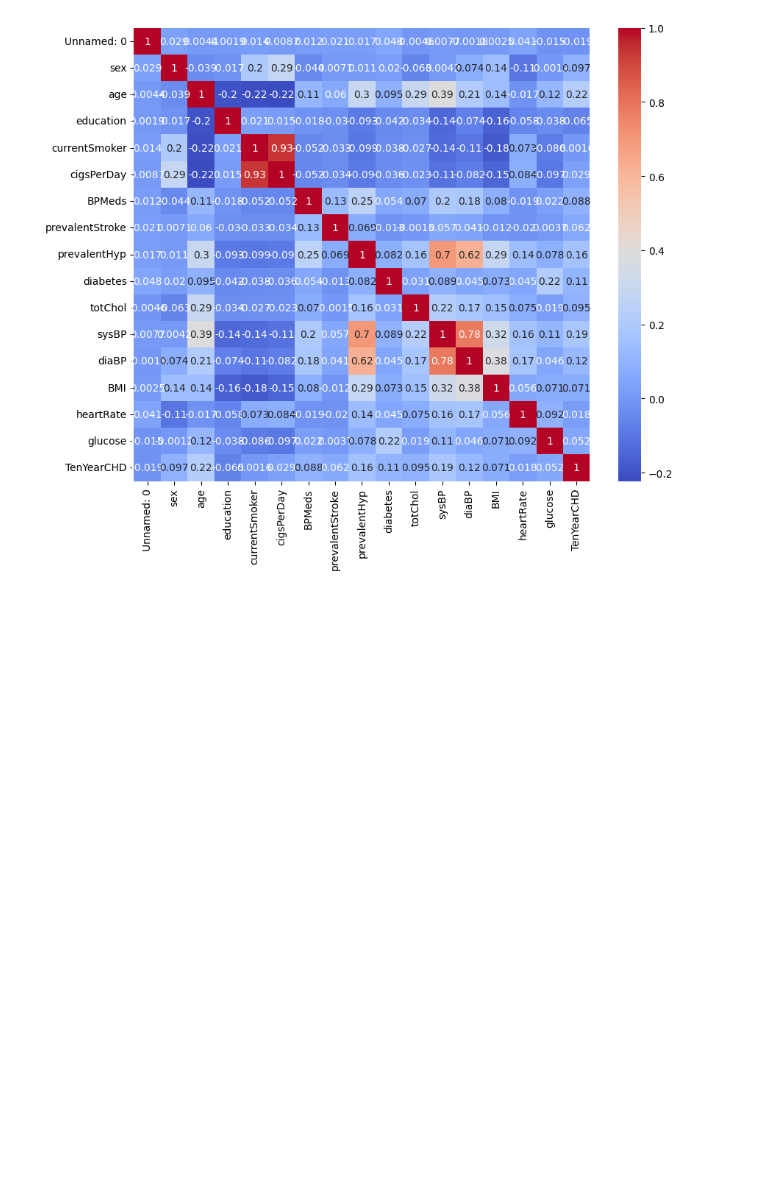
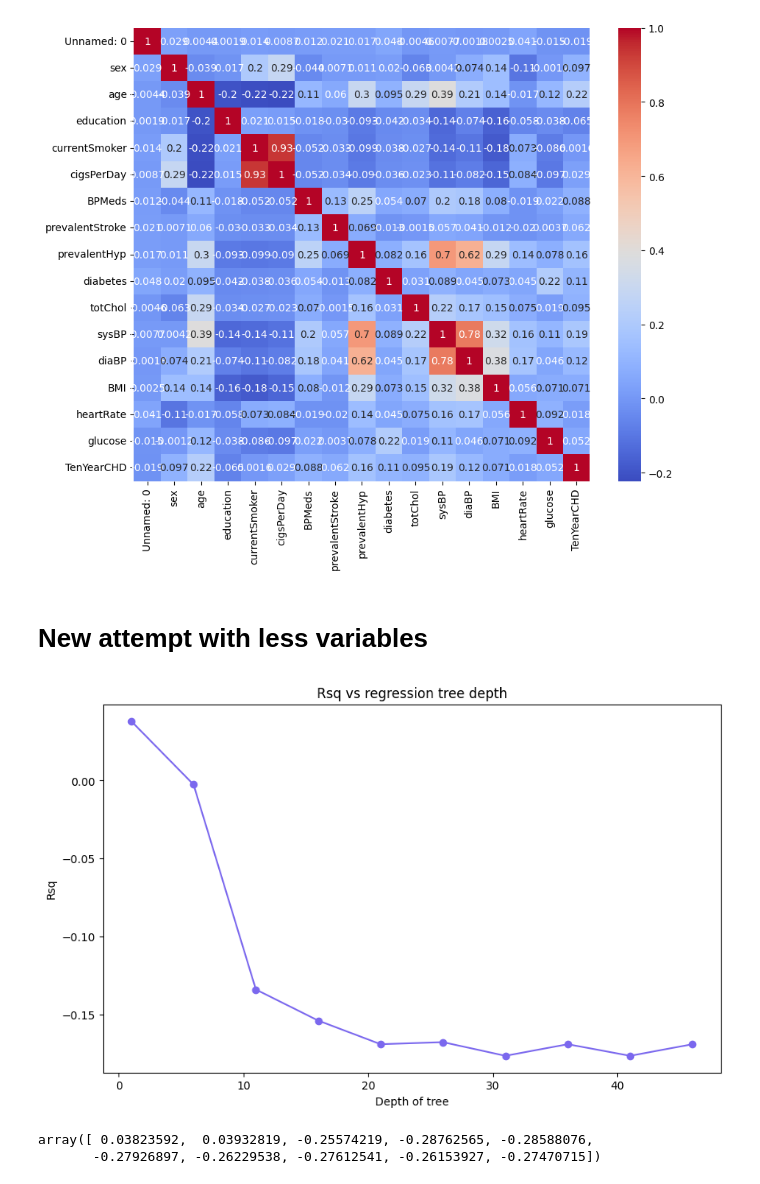
Before and after one commit to Catherine-Nguyen88/project_chd, a Jupyter notebook: chd_Isabella's_part.ipynb, the cells around one changed output. Saved outputs shown, nothing was run; the diff lists cells and outputs as text; code cells hidden in the pictures; blank space fills up the shorter version.

```diff
--- a/chd_Isabella's_part.ipynb
+++ b/chd_Isabella's_part.ipynb
@@ -251,3 +251,45 @@ sns.heatmap(corr_matrix, annot=True, cmap='coolwarm')
 # %% [output]
 <Axes: >
 [figure]
+# %% [markdown]
+# New attempt with less variables
+# %%
+# process data
+y = train_final1['TenYearCHD']
+vars = ['age','sysBP','diaBP','prevalentHyp']
+X = train_final1.loc[:,vars]
+
+X_test = test_final1.loc[:,vars]
+y_test = test_final1['TenYearCHD']
+
+depths = np.arange(1,50,5)
+rsq = np.zeros(len(depths))
+RMSE = np.zeros(len(depths))
+
+for i in range(0,len(depths)):
+  # fit decision tree with given depth
+  cart = DecisionTreeRegressor(max_depth=depths[i],criterion='poisson',min_samples_split=20)
+  cart = cart.fit(X,y) # fit the regression
+  var_names = cart.feature_names_in_
+
+  # make predictions on the test set
+  y_hat = cart.predict(X_test)
+
+  # residuals, rsq, rmse
+  e = y_test - y_hat
+  rsq[i] = 1-np.sum(e**2)/np.sum((y_test - np.mean(y))**2)
+  RMSE[i] = np.sqrt(np.mean(e**2))
+# %%
+plt.figure(figsize=(10,6))
+plt.plot(depths,rsq,marker='o',color='mediumslateblue')
+plt.title("Rsq vs regression tree depth")
+plt.xlabel("Depth of tree")
+plt.ylabel("Rsq")
+plt.show()
+# %% [output]
+[figure, added]
+# %%
+rsq
+# %% [output]
+array([ 0.03823592,  0.03932819, -0.25574219, -0.28762565, -0.28588076,
+       -0.27926897, -0.26229538, -0.27612541, -0.26153927, -0.27470715])
```
Also changed, not shown: parts of 6 cells of this notebook.
